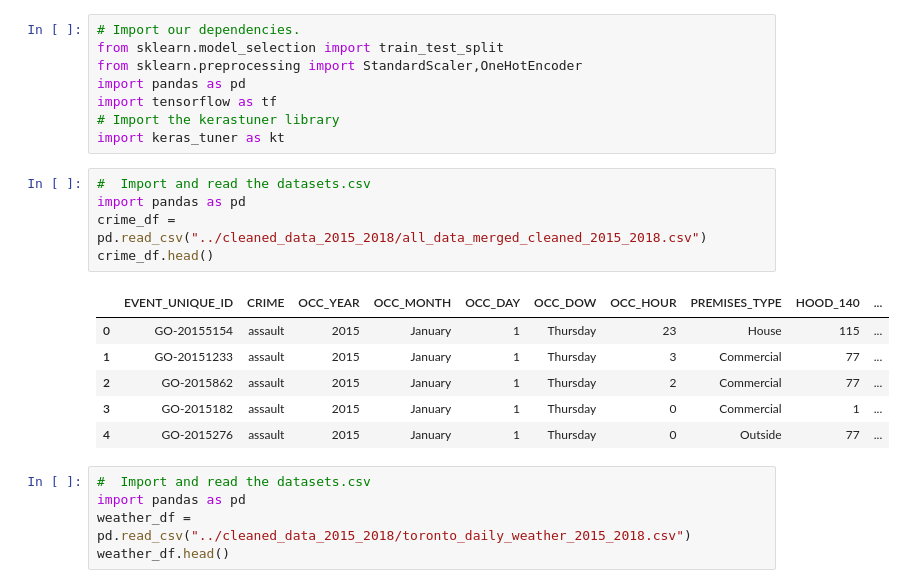
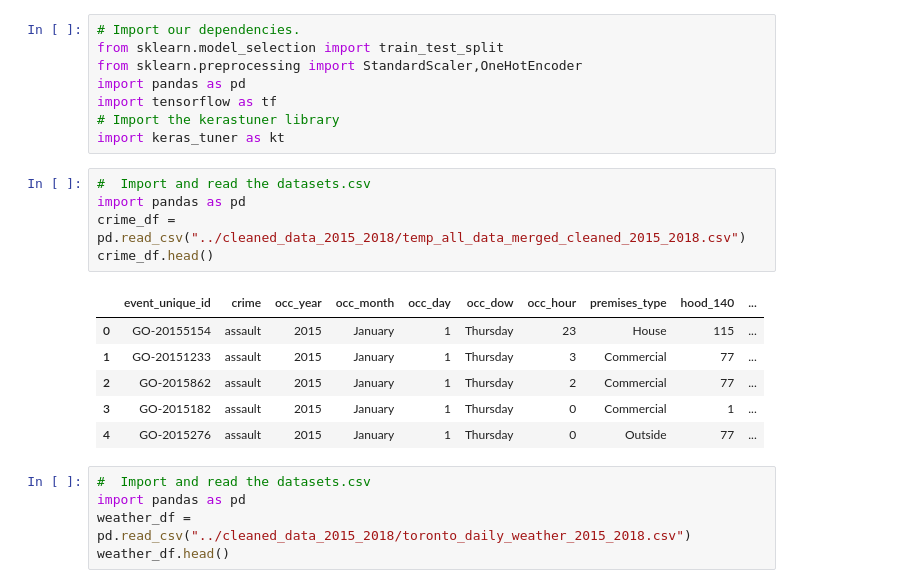
Before and after one commit to MickMarch/Canadian_Homelessness_Analysis, a Jupyter notebook: NN_Model/Basic_NN_Model.ipynb, the cells around one changed output. Cells and saved outputs as stored; diff of their text form.

```diff
--- a/NN_Model/Basic_NN_Model.ipynb
+++ b/NN_Model/Basic_NN_Model.ipynb
@@ -9,10 +9,10 @@ import keras_tuner as kt
 # %%
 #  Import and read the datasets.csv
 import pandas as pd
-crime_df = pd.read_csv("../cleaned_data_2015_2018/all_data_merged_cleaned_2015_2018.csv")
+crime_df = pd.read_csv("../cleaned_data_2015_2018/temp_all_data_merged_cleaned_2015_2018.csv")
 crime_df.head()
 # %% [output]
-|  | EVENT_UNIQUE_ID | CRIME | OCC_YEAR | OCC_MONTH | OCC_DAY | OCC_DOW | OCC_HOUR | PREMISES_TYPE | HOOD_140 | ... |
+|  | event_unique_id | crime | occ_year | occ_month | occ_day | occ_dow | occ_hour | premises_type | hood_140 | ... |
 | 0 | GO-20155154 | assault | 2015 | January | 1 | Thursday | 23 | House | 115 | ... |
 | 1 | GO-20151233 | assault | 2015 | January | 1 | Thursday | 3 | Commercial | 77 | ... |
 | 2 | GO-2015862 | assault | 2015 | January | 1 | Thursday | 2 | Commercial | 77 | ... |
```
Also changed, not shown: parts of 18 cells of this notebook, 1 other file.
